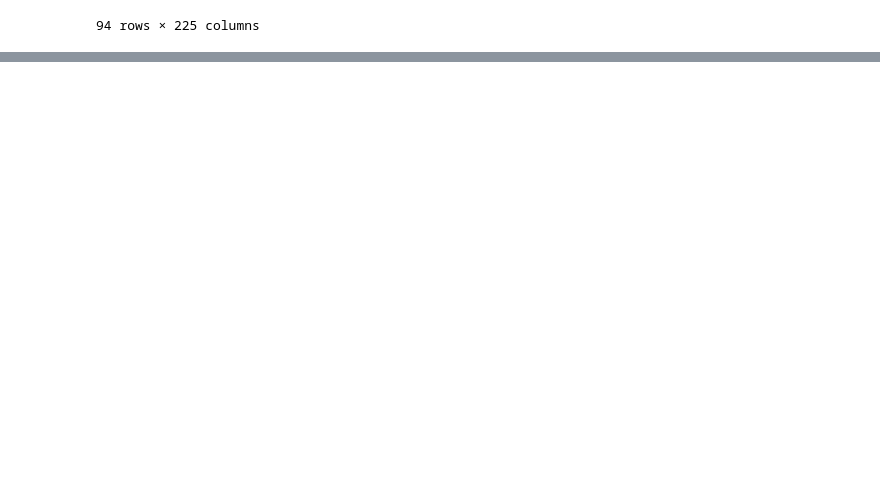
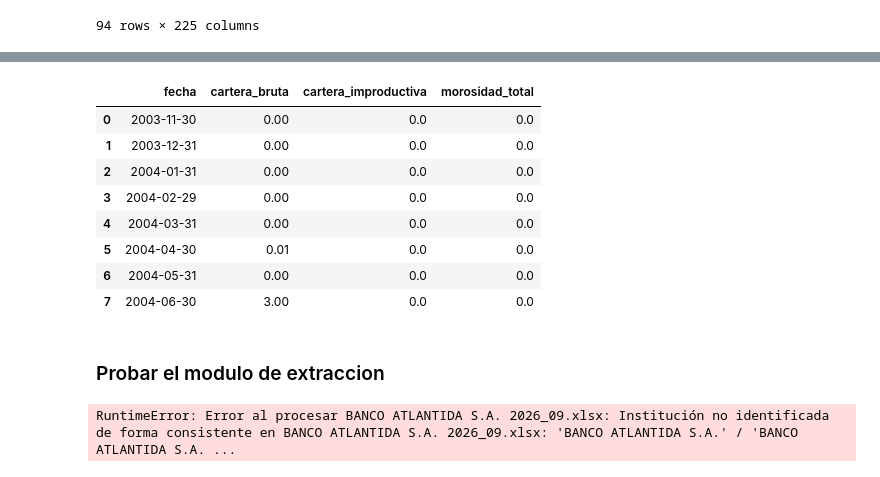
Before and after one commit to tavomx45/audit-ecuador-banking-data, a Jupyter notebook: notebooks/validacion_datos.ipynb, the cells around one changed output, grey strips where cells are left out. Drawn from its saved outputs; the diff is of its cells as text; code cells hidden in the pictures; blank space fills up the shorter version.

```diff
--- a/notebooks/validacion_datos.ipynb
+++ b/notebooks/validacion_datos.ipynb
@@ -814,0 +869,33 @@ ValueError: 'Series([], Name: 6, dtype: object)' is not compatible with origin='
+# %%
+from pathlib import Path
+import pandas as pd
+import numpy as np
+
+# Identificar la raíz del proyecto
+cwd = Path.cwd().resolve()
+
+PROJECT_ROOT = next(
+    (
+        ruta
+        for ruta in (cwd, *cwd.parents)
+        if (ruta / "data" / "raw").is_dir()
+        and (ruta / "notebooks").is_dir()
+    ),
+    None
+)
+
+if PROJECT_ROOT is None:
+    raise FileNotFoundError(
+        "No se pudo identificar la raíz del proyecto."
+    )
+
+# Directorios
+DATA_DIR = PROJECT_ROOT / "data"
+RAW_DIR = DATA_DIR / "raw"
+
+BOLETINES_DIR = RAW_DIR / "boletin_mensual"
+CARTERA_DIR = RAW_DIR / "cartera_deposito"
+SERIES_DIR = RAW_DIR / "series_entidad"
+
+print("Raíz del proyecto:", PROJECT_ROOT)
+print("Directorio de series:", SERIES_DIR)
@@ -814,0 +1501,23 @@ ValueError: 'Series([], Name: 6, dtype: object)' is not compatible with origin='
+# %%
+# Inspeccionar los meses cercanos a la anomalía
+
+periodo = diagnostico[
+    diagnostico["fecha"].between(
+        "2003-10-01",
+        "2004-06-30"
+    )
+]
+
+display(periodo)
+# %% [output]
+|  | fecha | cartera_bruta | cartera_improductiva | morosidad_total |
+| 0 | 2003-11-30 | 0.00 | 0.0 | 0.0 |
+| 1 | 2003-12-31 | 0.00 | 0.0 | 0.0 |
+| 2 | 2004-01-31 | 0.00 | 0.0 | 0.0 |
+| 3 | 2004-02-29 | 0.00 | 0.0 | 0.0 |
+| 4 | 2004-03-31 | 0.00 | 0.0 | 0.0 |
+| 5 | 2004-04-30 | 0.01 | 0.0 | 0.0 |
+| 6 | 2004-05-31 | 0.00 | 0.0 | 0.0 |
+| 7 | 2004-06-30 | 3.00 | 0.0 | 0.0 |
+# %% [markdown]
+### Probar el modulo de extraccion
@@ -814,0 +1537,19 @@ ValueError: 'Series([], Name: 6, dtype: object)' is not compatible with origin='
+# %%
+# Directorio de series históricas
+SERIES_DIR = PROJECT_ROOT / "data" / "raw" / "series_entidad"
+
+# Procesar automáticamente los boletines
+panel_bancario, reporte_calidad = construir_panel(
+    directorio=SERIES_DIR,
+    patron="*2026_09.xlsx"
+)
+
+print("Dimensiones del panel:", panel_bancario.shape)
+
+print("\nReporte de calidad:")
+display(reporte_calidad)
+
+print("\nPrimeras observaciones:")
+display(panel_bancario.head())
+# %% [output]
+RuntimeError: Error al procesar BANCO ATLANTIDA S.A. 2026_09.xlsx: Institución no identificada de forma consistente en BANCO ATLANTIDA S.A. 2026_09.xlsx: 'BANCO ATLANTIDA S.A.' / 'BANCO ATLANTIDA S.A. ...
```
Also changed, not shown: parts of 20 cells of this notebook, 1 other file.
